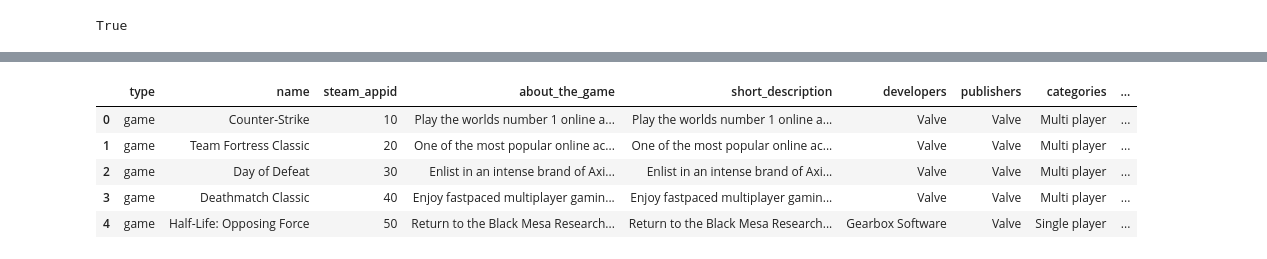
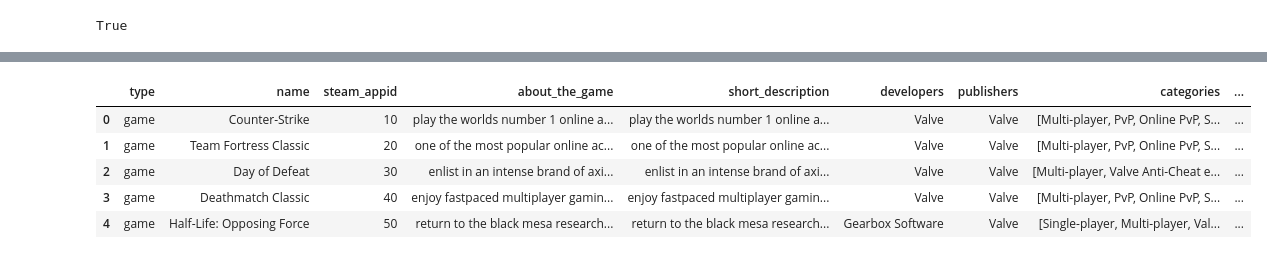
Before and after one commit to markp121/IR_CW3, a Jupyter notebook: CourseWork.ipynb, the cells around one changed output, grey strips where cells are left out. Cells and saved outputs as stored; diff of their text form; code cells hidden in the pictures.

Commit message:
Update CourseWork.ipynb
removed amendments to 'categories' column & adding lowercase

```diff
--- a/CourseWork.ipynb
+++ b/CourseWork.ipynb
@@ -84,3 +84,8 @@ data.head()
 | 2 | game | Day of Defeat | 30 | Enlist in an intense brand of Axi... | Enlist in an intense brand of Axi... | [Valve] | [Valve] | [Multi-player, Valve Anti-Cheat e... | ... |
 | 3 | game | Deathmatch Classic | 40 | Enjoy fastpaced multiplayer gamin... | Enjoy fastpaced multiplayer gamin... | [Valve] | [Valve] | [Multi-player, PvP, Online PvP, S... | ... |
 | 4 | game | Half-Life: Opposing Force | 50 | Return to the Black Mesa Research... | Return to the Black Mesa Research... | [Gearbox Software] | [Valve] | [Single-player, Multi-player, Val... | ... |
+# %%
+# Make descriptions lower case
+data['about_the_game']= data['about_the_game'].apply(lambda x: x.lower())
+data['short_description']= data['short_description'].apply(lambda x: x.lower())
+data.head()
@@ -87,17 +99,17 @@ data.head()
 # %%
 # Drop square brackets from developers, publishers, categories and genres columns
 data['developers'] = data['developers'].str.get(0)
 data['publishers'] = data['publishers'].str.get(0)
-data['categories'] = data['categories'].str.get(0)
+#data['categories'] = data['categories'].str.get(0) # Finding alternative as this removes all categories after 1st
 data['genres'] = data['genres'].str.get(0)
 
 # Remove hyphen from categories column
-data['categories'] = data['categories'].replace('-', ' ', regex=True).astype(str)
+#data['categories'] = data['categories'].replace('-', ' ', regex=True).astype(str)
 data.head()
 # %% [output]
 |  | type | name | steam_appid | about_the_game | short_description | developers | publishers | categories | ... |
-| 0 | game | Counter-Strike | 10 | Play the worlds number 1 online a... | Play the worlds number 1 online a... | Valve | Valve | Multi player | ... |
-| 1 | game | Team Fortress Classic | 20 | One of the most popular online ac... | One of the most popular online ac... | Valve | Valve | Multi player | ... |
-| 2 | game | Day of Defeat | 30 | Enlist in an intense brand of Axi... | Enlist in an intense brand of Axi... | Valve | Valve | Multi player | ... |
-| 3 | game | Deathmatch Classic | 40 | Enjoy fastpaced multiplayer gamin... | Enjoy fastpaced multiplayer gamin... | Valve | Valve | Multi player | ... |
-| 4 | game | Half-Life: Opposing Force | 50 | Return to the Black Mesa Research... | Return to the Black Mesa Research... | Gearbox Software | Valve | Single player | ... |
+| 0 | game | Counter-Strike | 10 | play the worlds number 1 online a... | play the worlds number 1 online a... | Valve | Valve | [Multi-player, PvP, Online PvP, S... | ... |
+| 1 | game | Team Fortress Classic | 20 | one of the most popular online ac... | one of the most popular online ac... | Valve | Valve | [Multi-player, PvP, Online PvP, S... | ... |
+| 2 | game | Day of Defeat | 30 | enlist in an intense brand of axi... | enlist in an intense brand of axi... | Valve | Valve | [Multi-player, Valve Anti-Cheat e... | ... |
+| 3 | game | Deathmatch Classic | 40 | enjoy fastpaced multiplayer gamin... | enjoy fastpaced multiplayer gamin... | Valve | Valve | [Multi-player, PvP, Online PvP, S... | ... |
+| 4 | game | Half-Life: Opposing Force | 50 | return to the black mesa research... | return to the black mesa research... | Gearbox Software | Valve | [Single-player, Multi-player, Val... | ... |
```
Also changed, not shown: parts of 1 cell of this notebook.
